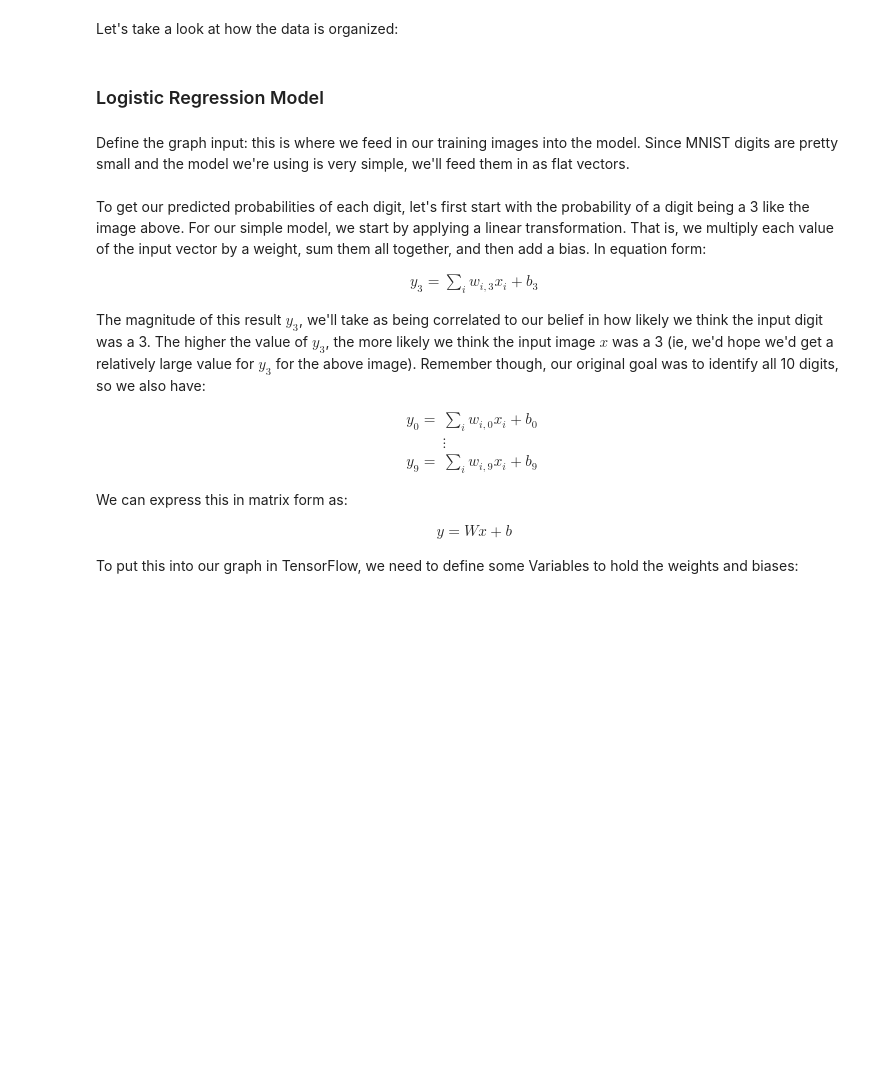
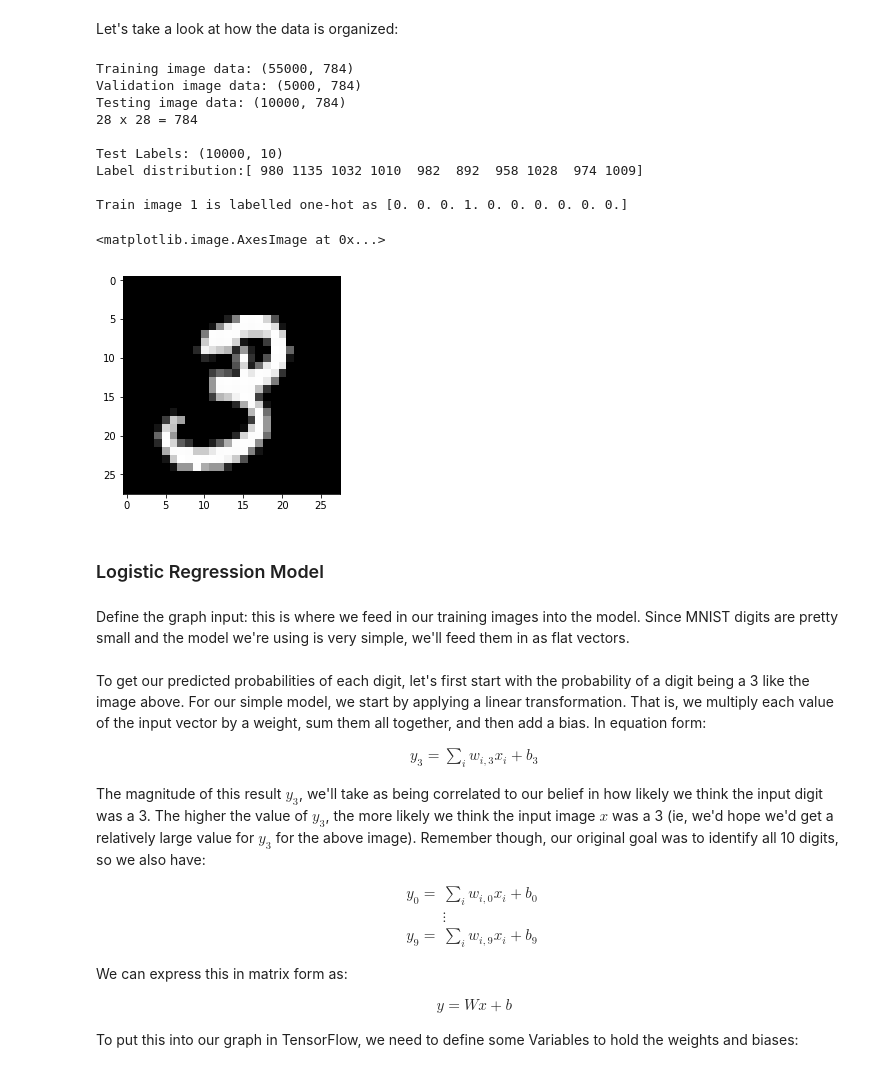
Before and after one commit to infiniaml/ml-bootcamp, a Jupyter notebook: TensorFlow_Basics.ipynb, the cells around one changed output. Drawn from its saved outputs; the diff is of its cells as text; code cells hidden in the pictures; blank space fills up the shorter version.

```diff
--- a/TensorFlow_Basics.ipynb
+++ b/TensorFlow_Basics.ipynb
@@ -22,3 +55,6 @@ The MNIST dataset is very popular machine learning dataset, consisting of 70000
 ![mnist](Figures/mnist.PNG)
 
 Since it's such a common (and small) dataset, TensorFlow has commands for downloading and formatting the dataset conveniently baked in already:
+# %%
+from tensorflow.examples.tutorials.mnist import input_data
+mnist = input_data.read_data_sets("MNIST_data", one_hot=True)
@@ -26,18 +80,33 @@ Since it's such a common (and small) dataset, TensorFlow has commands for downlo
 Let's take a look at how the data is organized:
 # %%
 # Dataset statistics
-print('Training image data: {0}'.format(None))
-print('Validation image data: {0}'.format(None))
-print('Testing image data: {0}'.format(None))
-print('28 x 28 = {0}'.format(None))
+print('Training image data: {0}'.format(mnist.train.images.shape))
+print('Validation image data: {0}'.format(mnist.validation.images.shape))
+print('Testing image data: {0}'.format(mnist.test.images.shape))
+print('28 x 28 = {0}'.format(28*28))
 
-print('\nTest Labels: {0}'.format(None))
+print('\nTest Labels: {0}'.format(mnist.test.labels.shape))
+labels = np.arange(10)
+num_labels = np.sum(mnist.test.labels, axis=0, dtype=np.int)
 
-
-print('Label distribution:{0}'.format(None))
+print('Label distribution:{0}'.format(num_labels))
 
 # Example image
-print('\nTrain image 1 is labelled one-hot as {0}'.format(None))
+print('\nTrain image 1 is labelled one-hot as {0}'.format(mnist.train.labels[1,:]))
+image = np.reshape(mnist.train.images[1,:], [28,28])
+plt.imshow(image, cmap='gray')
+# %% [output]
+Training image data: (55000, 784)
+Validation image data: (5000, 784)
+Testing image data: (10000, 784)
+28 x 28 = 784
+
+Test Labels: (10000, 10)
+Label distribution:[ 980 1135 1032 1010  982  892  958 1028  974 1009]
+
+Train image 1 is labelled one-hot as [0. 0. 0. 1. 0. 0. 0. 0. 0. 0.]
+<matplotlib.image.AxesImage at 0x...>
+[figure, added]
 # %% [markdown]
 ### Logistic Regression Model
 # %% [markdown]
```
Also changed, not shown: parts of 22 cells of this notebook, 1 other file.
